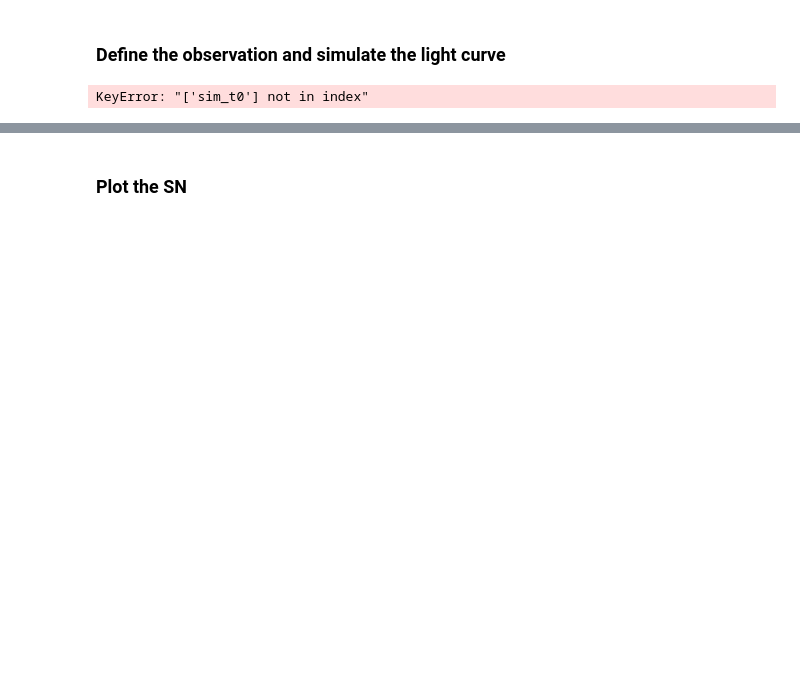
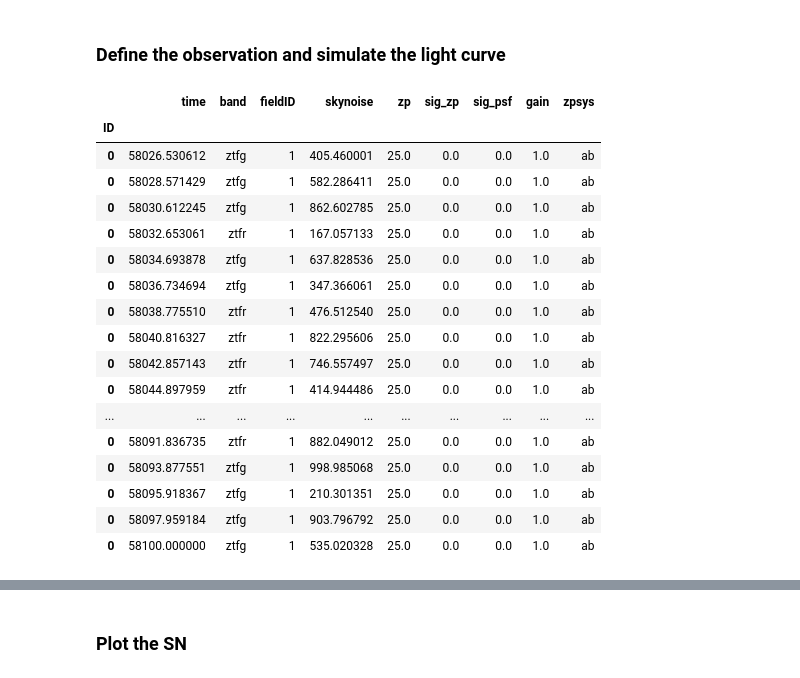
Before and after one commit to bastiencarreres/snsim, a Jupyter notebook: Examples/SNSim_one_SN_LC_simulation.ipynb, the cells around one changed output, grey strips where cells are left out. Drawn from its saved outputs; the diff is of its cells as text; code cells hidden in the pictures; blank space fills up the shorter version.

```diff
--- a/Examples/SNSim_one_SN_LC_simulation.ipynb
+++ b/Examples/SNSim_one_SN_LC_simulation.ipynb
@@ -104,10 +104,27 @@ obs_par
 ### Define the observation and simulate the light curve
 # %%
 #define the observation of the object
-epochs,param= survey.get_observations(obs_par,[-50,70])
+epochs,param= survey.get_observations(obs_par,[-30,60])
 epochs
 # %% [output]
-KeyError: "['sim_t0'] not in index"
+|  | time | band | fieldID | skynoise | zp | sig_zp | sig_psf | gain | zpsys |
+| ID |  |  |  |  |  |  |  |  |  |
+| 0 | 58026.530612 | ztfg | 1 | 405.460001 | 25.0 | 0.0 | 0.0 | 1.0 | ab |
+| 0 | 58028.571429 | ztfg | 1 | 582.286411 | 25.0 | 0.0 | 0.0 | 1.0 | ab |
+| 0 | 58030.612245 | ztfg | 1 | 862.602785 | 25.0 | 0.0 | 0.0 | 1.0 | ab |
+| 0 | 58032.653061 | ztfr | 1 | 167.057133 | 25.0 | 0.0 | 0.0 | 1.0 | ab |
+| 0 | 58034.693878 | ztfg | 1 | 637.828536 | 25.0 | 0.0 | 0.0 | 1.0 | ab |
+| 0 | 58036.734694 | ztfg | 1 | 347.366061 | 25.0 | 0.0 | 0.0 | 1.0 | ab |
+| 0 | 58038.775510 | ztfr | 1 | 476.512540 | 25.0 | 0.0 | 0.0 | 1.0 | ab |
+| 0 | 58040.816327 | ztfr | 1 | 822.295606 | 25.0 | 0.0 | 0.0 | 1.0 | ab |
+| 0 | 58042.857143 | ztfr | 1 | 746.557497 | 25.0 | 0.0 | 0.0 | 1.0 | ab |
+| 0 | 58044.897959 | ztfr | 1 | 414.944486 | 25.0 | 0.0 | 0.0 | 1.0 | ab |
+| ... | ... | ... | ... | ... | ... | ... | ... | ... | ... |
+| 0 | 58091.836735 | ztfr | 1 | 882.049012 | 25.0 | 0.0 | 0.0 | 1.0 | ab |
+| 0 | 58093.877551 | ztfg | 1 | 998.985068 | 25.0 | 0.0 | 0.0 | 1.0 | ab |
+| 0 | 58095.918367 | ztfg | 1 | 210.301351 | 25.0 | 0.0 | 0.0 | 1.0 | ab |
+| 0 | 58097.959184 | ztfg | 1 | 903.796792 | 25.0 | 0.0 | 0.0 | 1.0 | ab |
+| 0 | 58100.000000 | ztfg | 1 | 535.020328 | 25.0 | 0.0 | 0.0 | 1.0 | ab |
 # %%
 #simulate the LC
 lc=SNIa.gen_flux(epochs,np.random.default_rng(1200))
```
Also changed, not shown: parts of 13 cells of this notebook, 4 other files.
